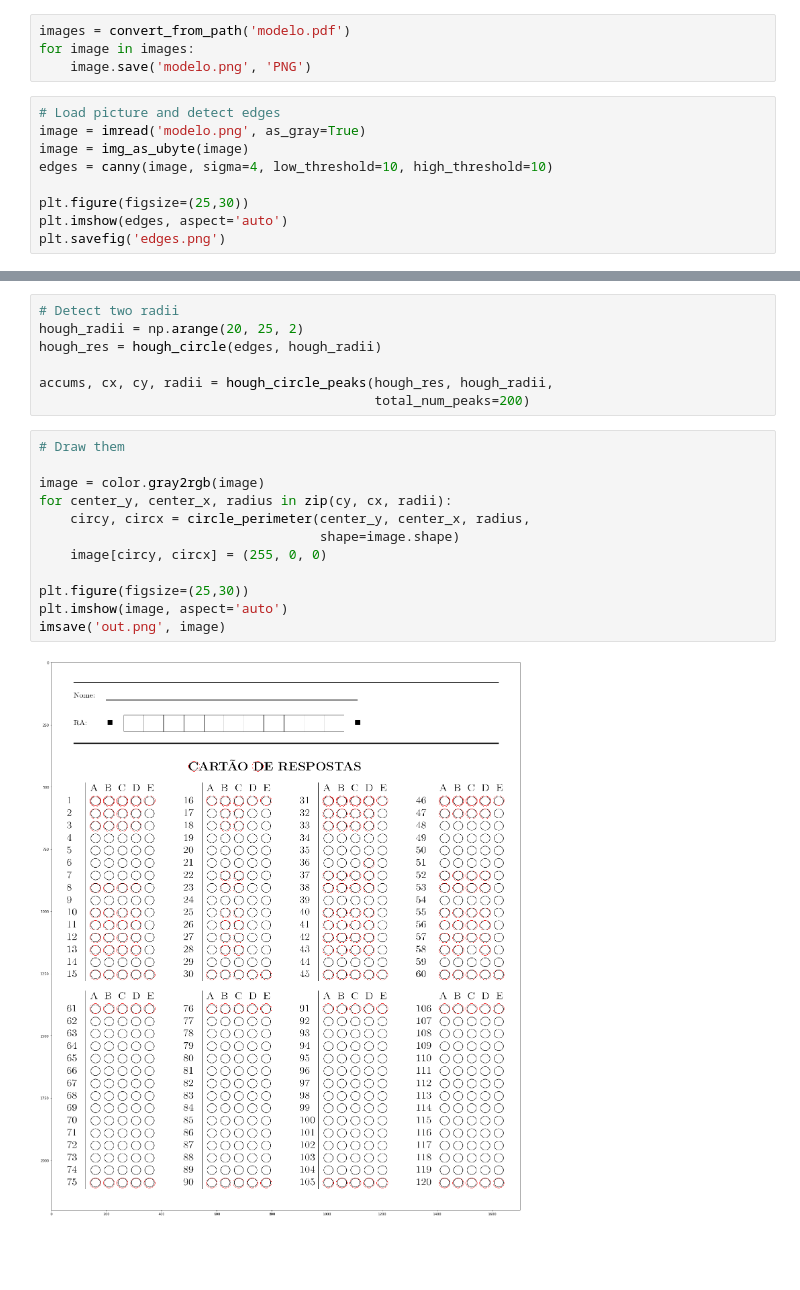
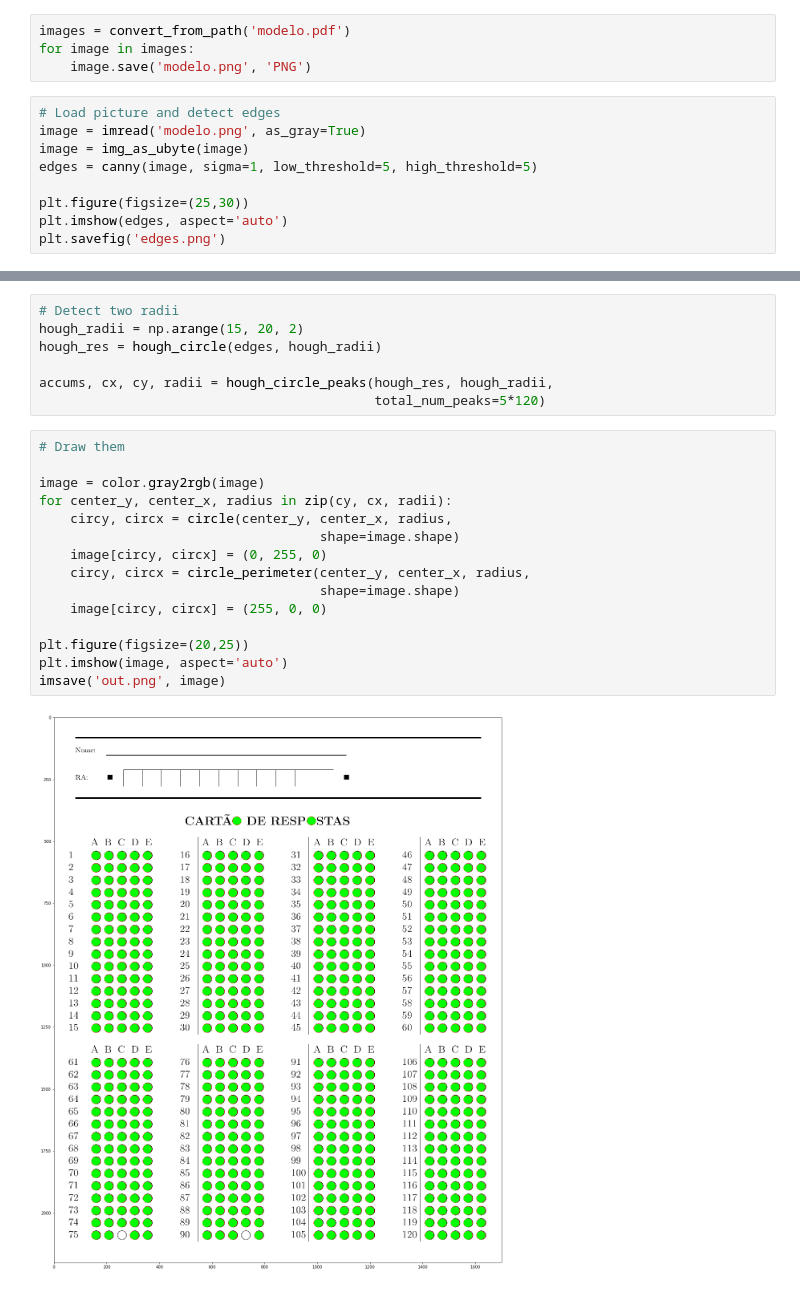
Before and after one commit to soares7vinicius/correcao-gabaritos, a Jupyter notebook: experimentos.ipynb, the cells around one changed output, grey strips where cells are left out. Drawn from its saved outputs; the diff is of its cells as text; blank space fills up the shorter version.

```diff
--- a/experimentos.ipynb
+++ b/experimentos.ipynb
@@ -18,7 +22,7 @@ for image in images:
 # Load picture and detect edges
 image = imread('modelo.png', as_gray=True)
 image = img_as_ubyte(image)
-edges = canny(image, sigma=4, low_threshold=10, high_threshold=10)
+edges = canny(image, sigma=1, low_threshold=5, high_threshold=5)
 
 plt.figure(figsize=(25,30))
 plt.imshow(edges, aspect='auto')
@@ -28,21 +36,24 @@ plt.savefig('edges.png')
 # %%
 # Detect two radii
-hough_radii = np.arange(20, 25, 2)
+hough_radii = np.arange(15, 20, 2)
 hough_res = hough_circle(edges, hough_radii)
 
 accums, cx, cy, radii = hough_circle_peaks(hough_res, hough_radii,
-                                           total_num_peaks=200)
+                                           total_num_peaks=5*120)
 # %%
 # Draw them
 
 image = color.gray2rgb(image)
 for center_y, center_x, radius in zip(cy, cx, radii):
+    circy, circx = circle(center_y, center_x, radius,
+                                    shape=image.shape)
+    image[circy, circx] = (0, 255, 0)
     circy, circx = circle_perimeter(center_y, center_x, radius,
                                     shape=image.shape)
     image[circy, circx] = (255, 0, 0)
 
-plt.figure(figsize=(25,30))
+plt.figure(figsize=(20,25))
 plt.imshow(image, aspect='auto')
 imsave('out.png', image)
 # %% [output]
-[figure, old version]
+[figure, new version]
```
Also changed, not shown: parts of 4 cells of this notebook, 2 other files.
